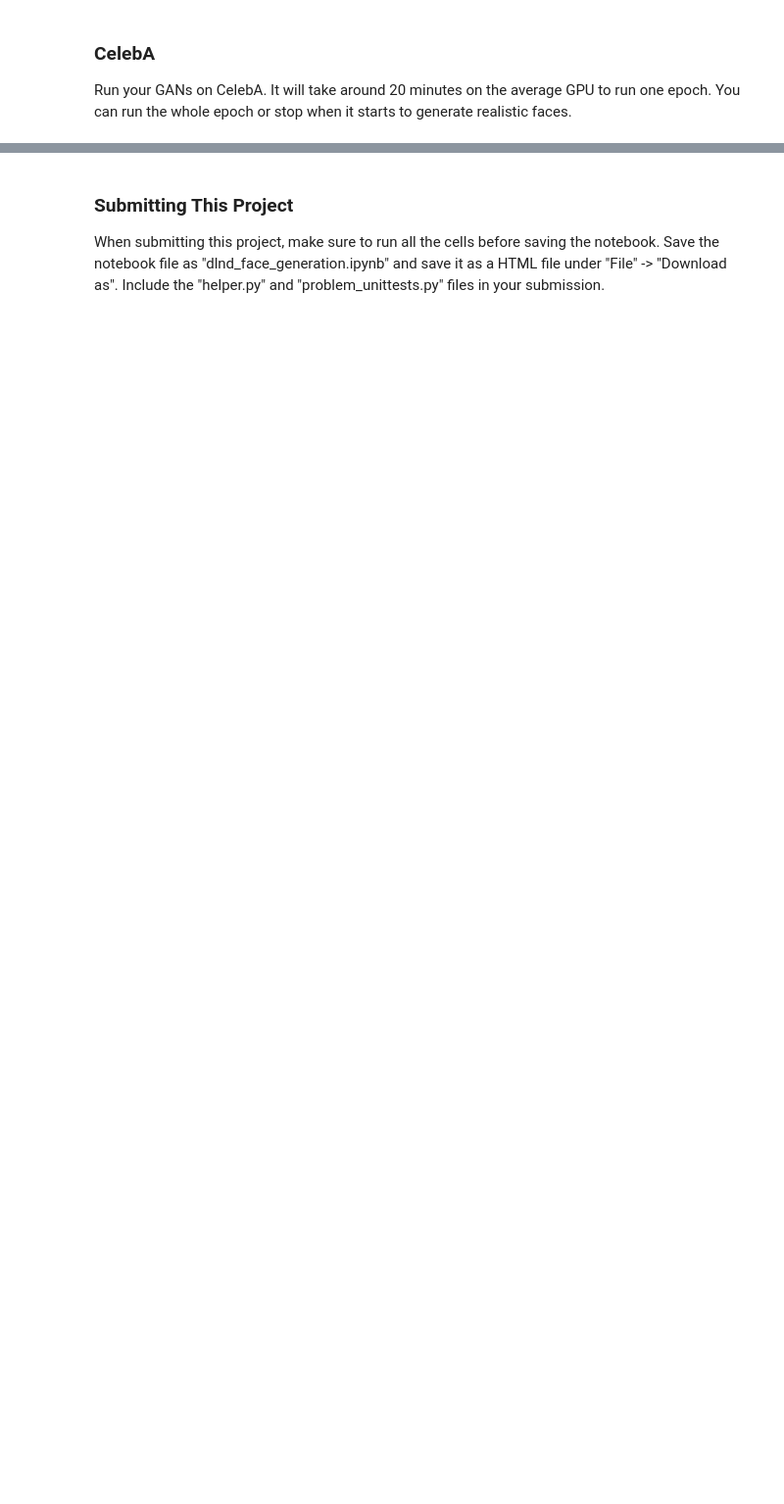
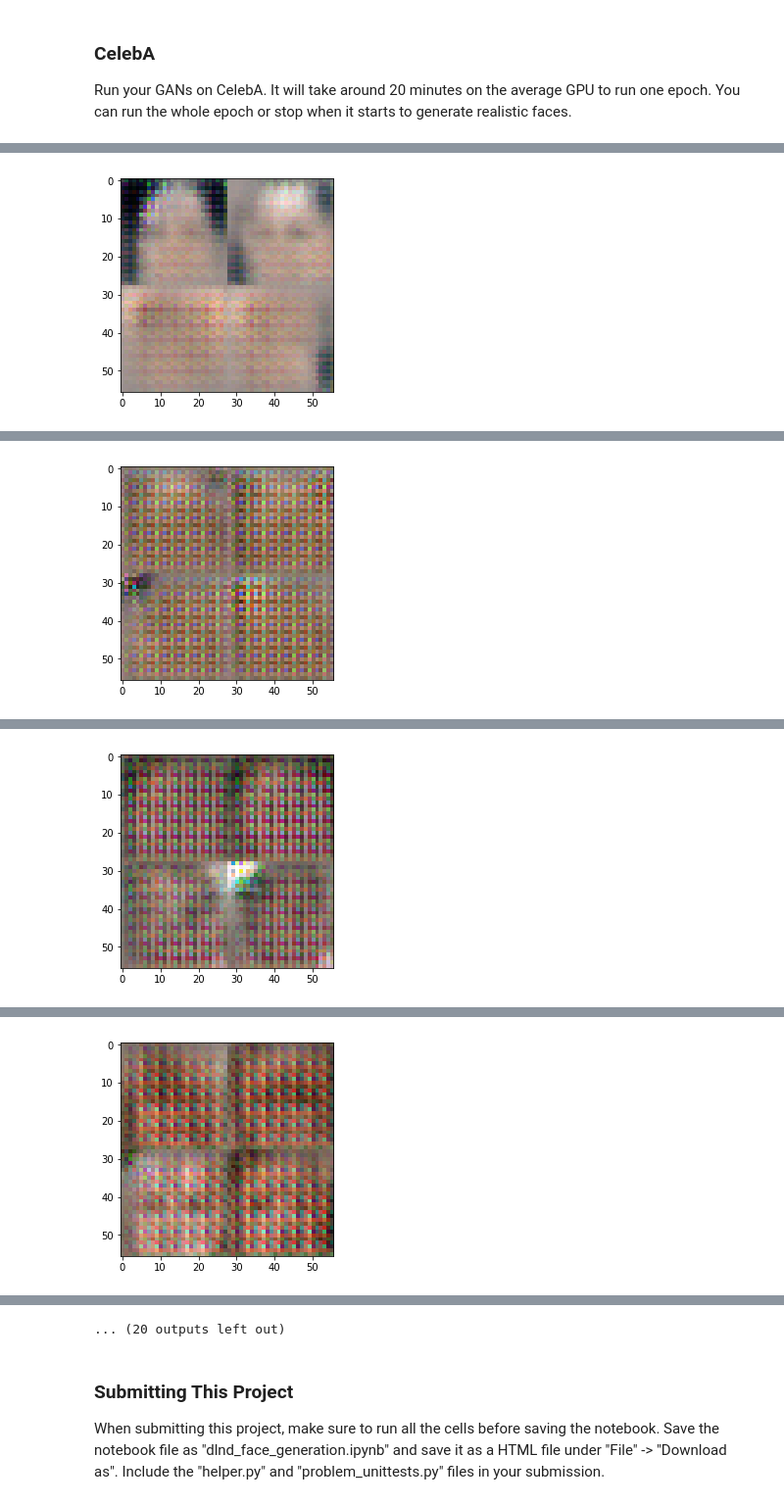
Before and after one commit to Xpitfire/deep-learning, a Jupyter notebook: face_generation/dlnd_face_generation.ipynb, the cells around one changed output, grey strips where cells are left out. Shown at 98% size. Cells and saved outputs as stored; diff of their text form; code cells hidden in the pictures; blank space fills up the shorter version.

```diff
--- a/face_generation/dlnd_face_generation.ipynb
+++ b/face_generation/dlnd_face_generation.ipynb
@@ -325,10 +464,10 @@ with tf.Graph().as_default():
 ### CelebA
 Run your GANs on CelebA.  It will take around 20 minutes on the average GPU to run one epoch.  You can run the whole epoch or stop when it starts to generate realistic faces.
 # %%
-batch_size = None
-z_dim = None
-learning_rate = None
-beta1 = None
+batch_size = 128
+z_dim = 100
+learning_rate = 0.002
+beta1 = 0.5
 
 
 """
@@ -340,3 +479,4 @@ celeba_dataset = helper.Dataset('celeba', glob(os.path.join(data_dir, 'img_align
 with tf.Graph().as_default():
     train(epochs, batch_size, z_dim, learning_rate, beta1, celeba_dataset.get_batches,
           celeba_dataset.shape, celeba_dataset.image_mode)
+# %% [output]
@@ -342,0 +493 @@ with tf.Graph().as_default():
+[figure, added]
@@ -342,0 +504 @@ with tf.Graph().as_default():
+[figure, added]
@@ -342,0 +515 @@ with tf.Graph().as_default():
+[figure, added]
@@ -342,0 +526 @@ with tf.Graph().as_default():
+[figure, added]
@@ -343,3 +549,4 @@ with tf.Graph().as_default():
+... (20 outputs left out)
 # %% [markdown]
 ### Submitting This Project
 When submitting this project, make sure to run all the cells before saving the notebook. Save the notebook file as "dlnd_face_generation.ipynb" and save it as a HTML file under "File" -> "Download as". Include the "helper.py" and "problem_unittests.py" files in your submission.
```
Also changed, not shown: parts of 9 cells of this notebook.
